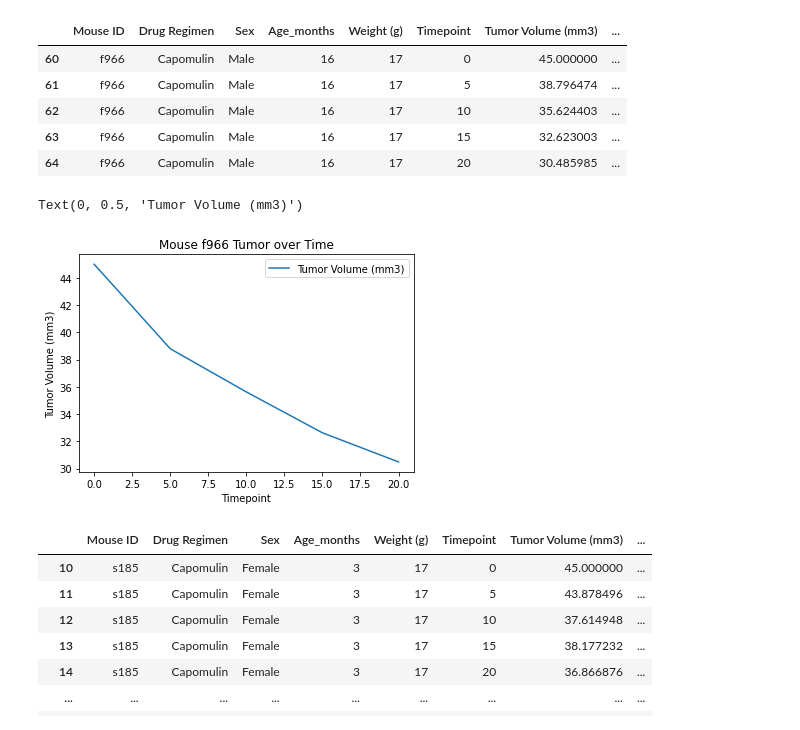
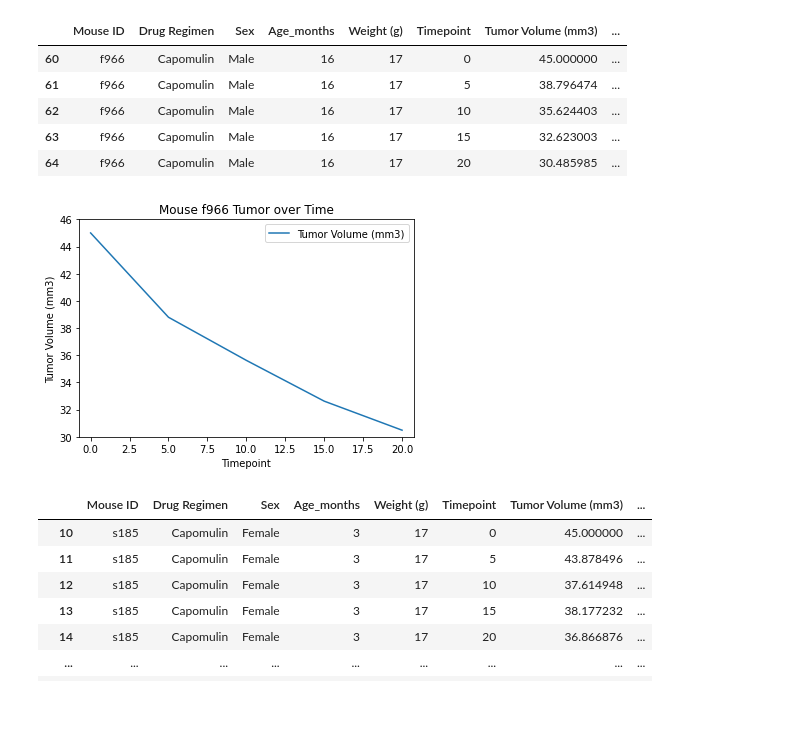
Before and after one commit to chanrce/Matplotlib-challenge, a Jupyter notebook: Instructions/Pymaceuticals/pymaceuticals_starter.ipynb, the cells around one changed output. Drawn from its saved outputs; the diff is of its cells as text; code cells hidden in the pictures.

```diff
--- a/Instructions/Pymaceuticals/pymaceuticals_starter.ipynb
+++ b/Instructions/Pymaceuticals/pymaceuticals_starter.ipynb
@@ -376,11 +379,13 @@ f966new=pd.DataFrame(f966info, columns=["Timepoint","Tumor Volume (mm3)"])
 # %%
 #Creating line chart for mouse f966
 f966new.plot(x="Timepoint", y= "Tumor Volume (mm3)", kind ="line")
 plt.title("Mouse f966 Tumor over Time")
 plt.ylabel("Tumor Volume (mm3)")
+plt.xlim(-0.75, 20.75)
+plt.ylim(30, 46)
+plt.show()
 # %% [output]
-Text(0, 0.5, 'Tumor Volume (mm3)')
-[figure, old version]
+[figure, new version]
 # %%
 #Dataframe holding only Capomulin data
 capomulinonly=cleaned_df.loc[cleaned_df["Drug Regimen"]=="Capomulin"]
```
Also changed, not shown: parts of 3 cells of this notebook.
